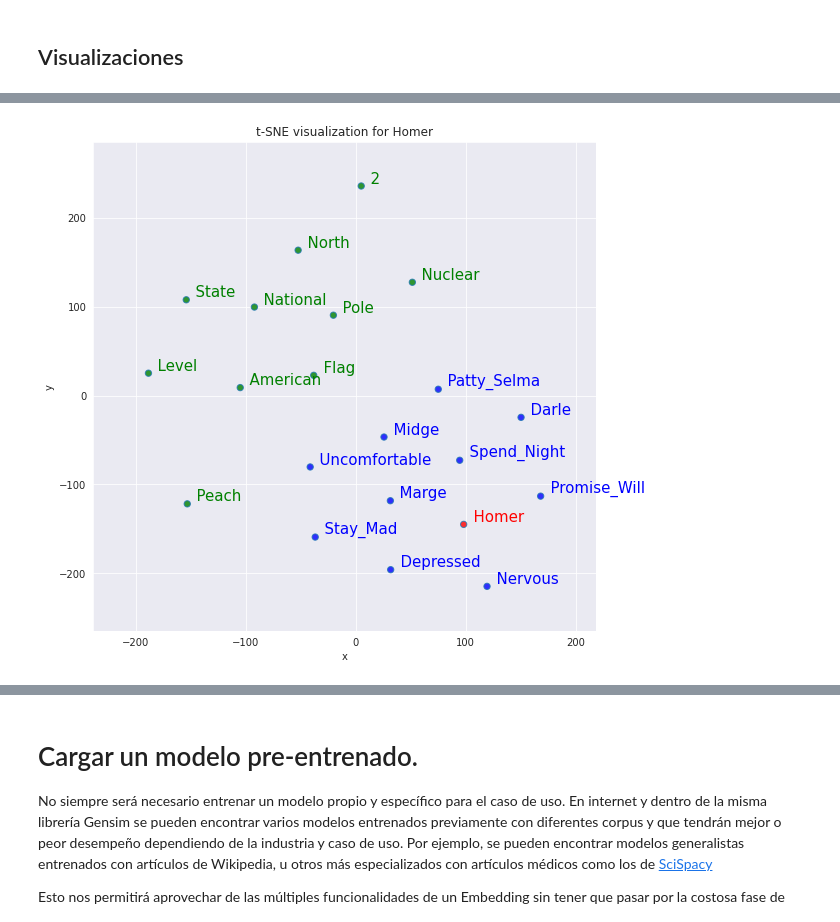
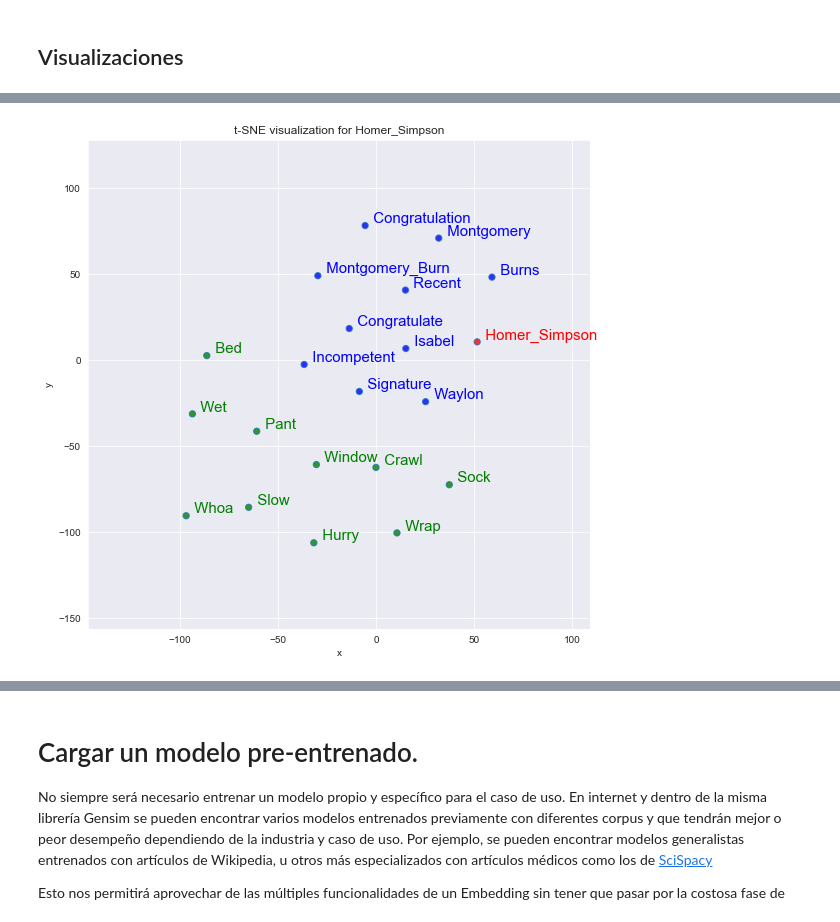
Before and after one commit to patofw/ml_tutorials, a Jupyter notebook: NLP/Word2Vec Tutorial.ipynb, the cells around one changed output, grey strips where cells are left out. Cells and saved outputs as stored; diff of their text form; code cells hidden in the pictures.

```diff
--- a/NLP/Word2Vec Tutorial.ipynb
+++ b/NLP/Word2Vec Tutorial.ipynb
@@ -84,6 +87,6 @@ INFO - 15:43:53: NumExpr defaulting to 2 threads.
 # %%
 nlp = spacy.load(
-  'en',  # Capaz sea necesario descargar modelo de Spacy English.
+  'en_core_web_sm',  # Capaz sea necesario descargar modelo de Spacy English.
   disable=['ner', 'parser']  # desactivamos modelos por facilidad de procesamiento
   )
 
@@ -113,7 +116,7 @@ txt = [
     cleaning(doc) for doc in nlp.pipe(
         brief_cleaning, # función que def antes
         batch_size=5000,
-        n_threads=-1 # usamos todos los cores
+        n_process=-1 # usamos todos los cores
     )
 ]
 # medimos tiempo de ejecución
@@ -183,8 +203,6 @@ cores = multiprocessing.cpu_count() # Cuenta el num de cores disponibles
 w2v_model = Word2Vec(
     min_count=10,  # Num Mínimo de apariciones
     window=2,
-    size=300,
-    random_state = 42,  # Semilla
     sample=6e-5,
     alpha=0.03,
     min_alpha=0.0007,
@@ -336,7 +377,7 @@ def tsnescatterplot(model: Word2Vec, word: str, list_names: list):
     :param list_names: A user defined set list of words to compare to the main word.
     :return: A plot
     """
-    arrays = np.empty((0, 300), dtype='f')
+    arrays = np.empty((0, 100), dtype='f')
     word_labels = [word]
     color_list  = ['red']
 
@@ -408,13 +449,13 @@ def tsnescatterplot(model: Word2Vec, word: str, list_names: list):
     plt.title(f't-SNE visualization for {word.title()}')
     plt.show();
 # %%
-main_word = "homer"  # Palabra buscada
+main_word = "homer_simpson"  # Palabra buscada
 alternative_list =  [
     i[0] for i in w2v_model.wv.most_similar(
         negative=[main_word]  # Palabras negativas (opuestas)
         )
     ]
 # Llamamos a nuestra función
 tsnescatterplot(w2v_model, main_word, alternative_list)
 # %% [output]
-[figure, old version]
+[figure, new version]
```
Also changed, not shown: parts of 24 cells of this notebook, 5 other files.
